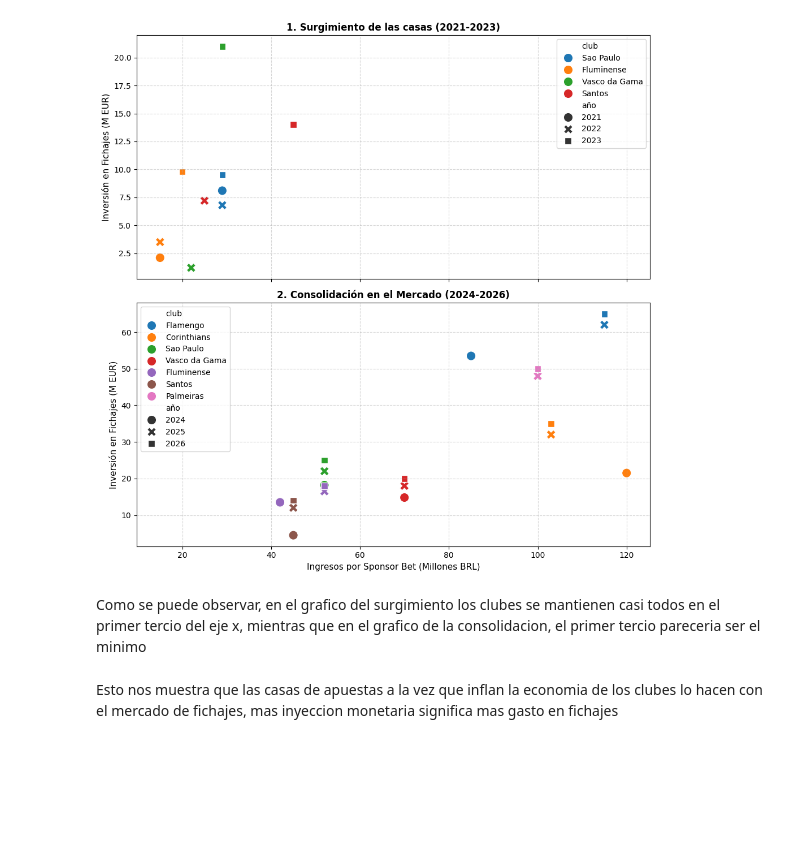
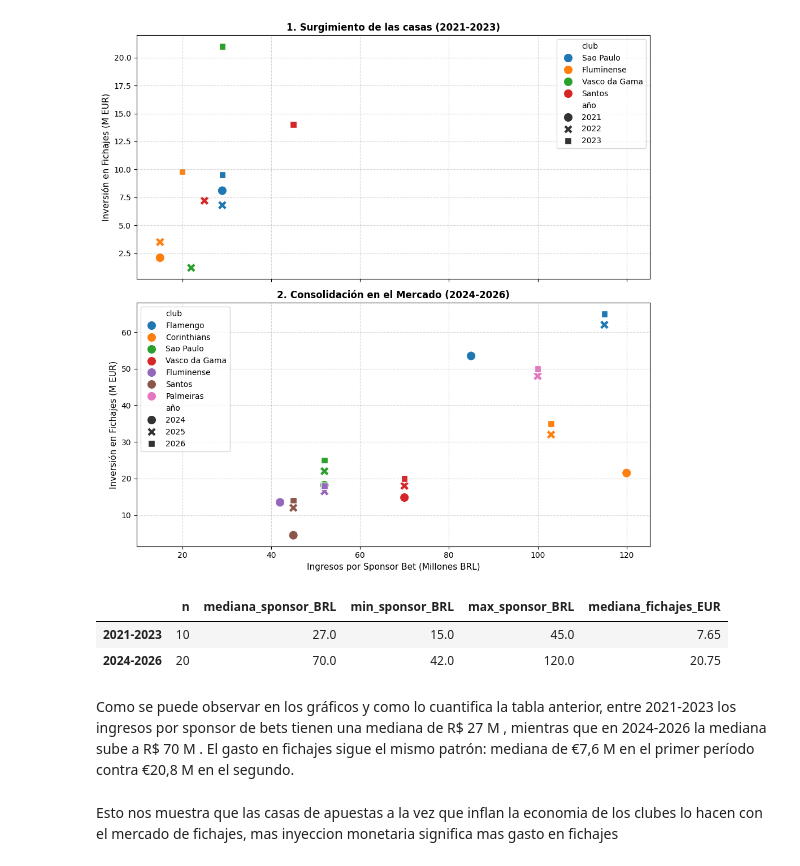
Before and after one commit to Geralf21/Analisis_Patrocinios_Clubes_Brasileros, a Jupyter notebook: notebooks/TP pregunta3.ipynb, the cells around one changed output. Cells and saved outputs as stored; diff of their text form; code cells hidden in the pictures; blank space fills up the shorter version.

```diff
--- a/notebooks/TP pregunta3.ipynb
+++ b/notebooks/TP pregunta3.ipynb
@@ -135,8 +143,21 @@ plt.tight_layout()
 plt.show()
 # %% [output]
 [figure]
-# %% [markdown]
-Como se puede observar, en el grafico del surgimiento los clubes se mantienen casi todos en el primer tercio del eje x, mientras que en el grafico de la consolidacion, el primer tercio pareceria ser el minimo
+# %%
+resumen_periodos = pd.DataFrame({
+    "n": [len(df_periodo1), len(df_periodo2)],
+    "mediana_sponsor_BRL": [df_periodo1["ingresos_sponsors_millones_BRL"].median(), df_periodo2["ingresos_sponsors_millones_BRL"].median()],
+    "min_sponsor_BRL": [df_periodo1["ingresos_sponsors_millones_BRL"].min(), df_periodo2["ingresos_sponsors_millones_BRL"].min()],
+    "max_sponsor_BRL": [df_periodo1["ingresos_sponsors_millones_BRL"].max(), df_periodo2["ingresos_sponsors_millones_BRL"].max()],
+    "mediana_fichajes_EUR": [df_periodo1["gasto_fichajes_millones_EUR"].median(), df_periodo2["gasto_fichajes_millones_EUR"].median()],
+}, index=["2021-2023", "2024-2026"])
+resumen_periodos
+# %% [output]
+|  | n | mediana_sponsor_BRL | min_sponsor_BRL | max_sponsor_BRL | mediana_fichajes_EUR |
+| 2021-2023 | 10 | 27.0 | 15.0 | 45.0 | 7.65 |
+| 2024-2026 | 20 | 70.0 | 42.0 | 120.0 | 20.75 |
+# %% [markdown]
+Como se puede observar en los gráficos y como lo cuantifica la tabla anterior, entre 2021-2023 los ingresos por sponsor de bets tienen una mediana de R\$ 27 M , mientras que en 2024-2026 la mediana sube a R\$ 70 M . El gasto en fichajes sigue el mismo patrón: mediana de €7,6 M en el primer período contra €20,8 M en el segundo.
 # %% [markdown]
 Esto nos muestra que las casas de apuestas a la vez que inflan la economia de los clubes lo hacen con el mercado de fichajes, mas inyeccion monetaria significa mas gasto en fichajes
 # %%
```
Also changed, not shown: parts of 2 cells of this notebook.
